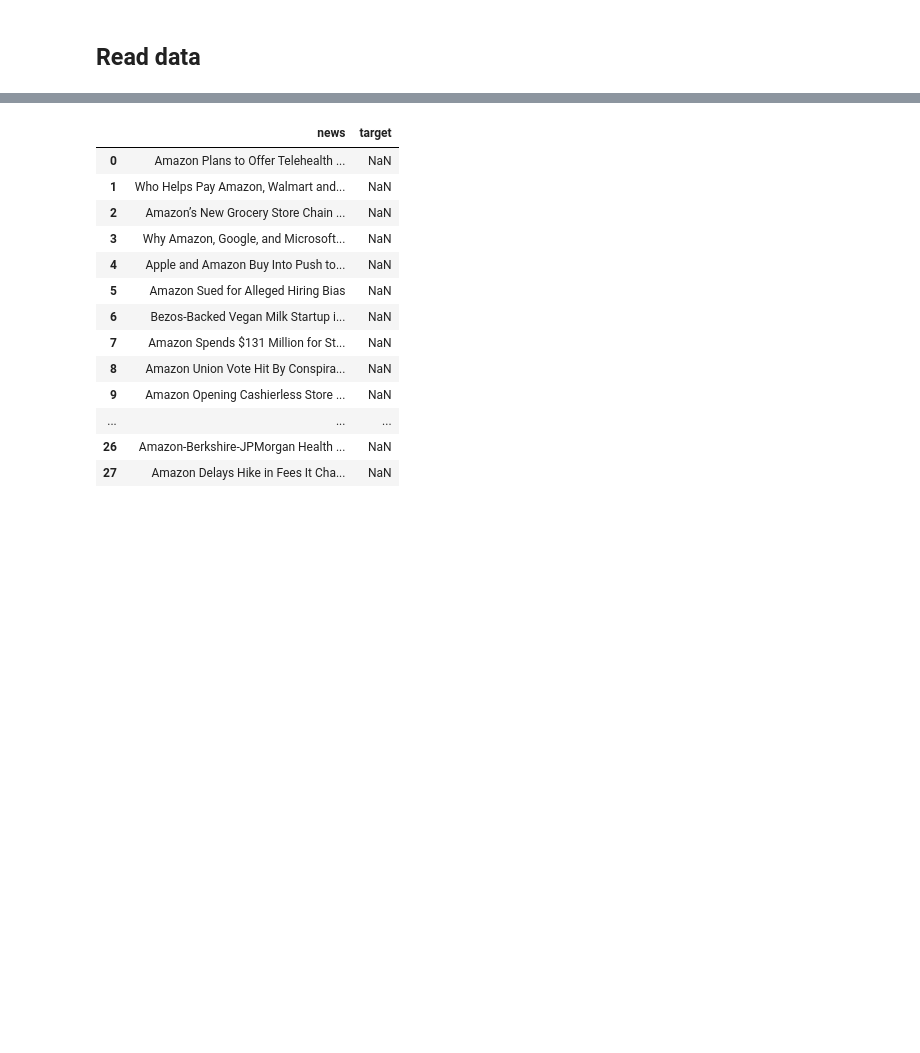
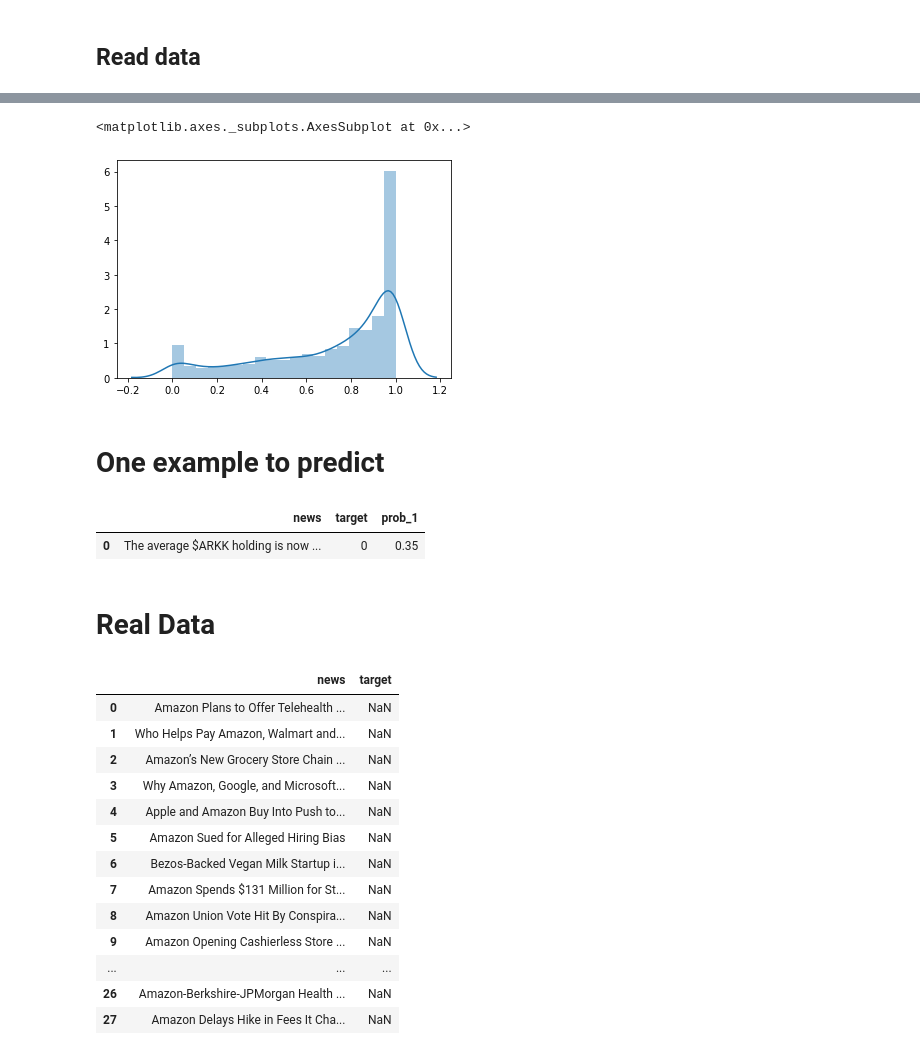
Before and after one commit to Stalker7101/Sentiment_ML, a Jupyter notebook: Sentiment_ML.ipynb, the cells around one changed output, grey strips where cells are left out. Cells and saved outputs as stored; diff of their text form; code cells hidden in the pictures; blank space fills up the shorter version.

```diff
--- a/Sentiment_ML.ipynb
+++ b/Sentiment_ML.ipynb
@@ -227,3 +374,27 @@ df.head()
+# %%
+sns.distplot(y_pred_proba[:,1])
+# %% [output]
+<matplotlib.axes._subplots.AxesSubplot at 0x...>
+[figure, added]
+# %% [markdown]
+# One example to predict
+# %%
+news_amazon = """The average $ARKK holding is now 17.9% below its 50-day moving average.  Below are the ones farthest below their 50-DMAs and the two that are above $ICE and $NVS  Avg. $ARKK holding also down 10.95% over the last week."""
+
+data = [[news_amazon, None]]
+df_real = pd.DataFrame(data, columns = ['news', 'target'])
+
+df_real.head()
+
+df_real['target'] = SentimentML.predict(df_real)
+df_real['prob_1'] = SentimentML.predict_proba(df_real)[:, 1]
+
+df_real.head()
+# %% [output]
+|  | news | target | prob_1 |
+| 0 | The average $ARKK holding is now ... | 0 | 0.35 |
+# %% [markdown]
+# Real Data
 # %%
 # read data to predict
 
```
Also changed, not shown: parts of 23 cells of this notebook, 7 other files.
